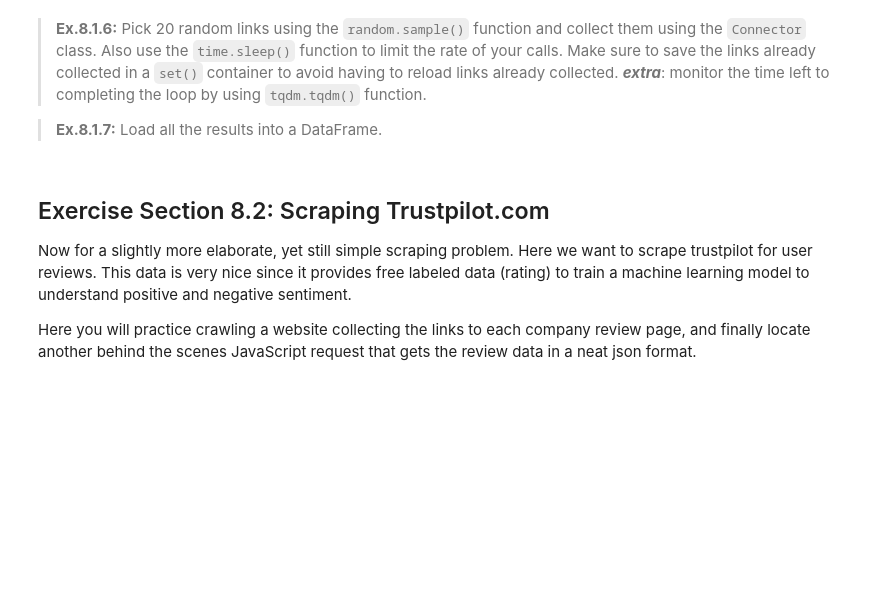
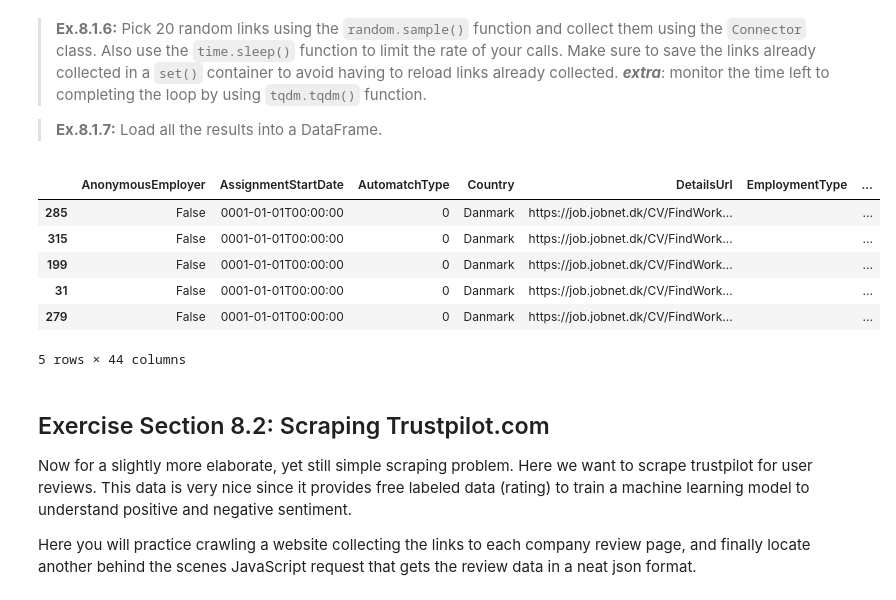
Before and after one commit to jbjornholm/Group-31-SoDa, a Jupyter notebook: Josefine/exercise8_JB.ipynb, the cells around one changed output. Cells and saved outputs as stored; diff of their text form; code cells hidden in the pictures; blank space fills up the shorter version.

```diff
--- a/Josefine/exercise8_JB.ipynb
+++ b/Josefine/exercise8_JB.ipynb
@@ -166,4 +164,16 @@ data_df.head()
 TotalResultCount=15007
+# %%
+import requests
+import pandas as pd
+url = 'https://job.jobnet.dk/CV/FindWork/Search?SortValue=CreationDate&Offset=0'
+response,call_id = connector.get(url,'mapping_jobposting')
+if response.ok:
+    d = response.json()
+else:
+    print('error')
+df = pd.DataFrame(d['JobPositionPostings'])
+df.head()
+n_listings = d['TotalResultCount']
 # %% [markdown]
 > **Ex. 8.1.4:** This exercise is about paging the results. We need to understand the websites pagination scheme.
 
@@ -179,3 +187,13 @@ TotalResultCount=15007
+# %%
+# [Answer to Ex. 8.1.4-5 here]
+
+links=[]
+
+q = 'https://job.jobnet.dk/CV/FindWork/Search?SortValue=CreationDate&Offset%d'
+
+for i in range(0,n_listings+20,20):
+    url = q%i
+    links.append(url)
 # %% [markdown]
 > **Ex.8.1.6:** Pick 20 random links using the `random.sample()` function and collect them using the `Connector` class. Also use the `time.sleep()` function to limit the rate of your calls. Make sure to save the links already collected in a `set()` container to avoid having to reload links already collected. ***extra***: monitor the time left to completing the loop by using `tqdm.tqdm()` function.
 
@@ -185,3 +201,30 @@ TotalResultCount=15007
+# %%
+# [Answer to Ex. 8.1.6-7 here]
+
+import random
+import time
+
+done = set()
+data = []
+
+import tqdm
+
+for i in tqdm.tqdm(random.sample(links,20)):
+    responde,call_id = connector.get(url, 'download_jobposting')
+    data += d['JobPositionPostings']
+    time.sleep(0.5)
+
+df = pd.DataFrame(data)
+# %%
+df.sample(5)
+# %% [output]
+|  | AnonymousEmployer | AssignmentStartDate | AutomatchType | Country | DetailsUrl | EmploymentType | ... |
+| 285 | False | 0001-01-01T00:00:00 | 0 | Danmark | https://job.jobnet.dk/CV/FindWork... |  | ... |
+| 315 | False | 0001-01-01T00:00:00 | 0 | Danmark | https://job.jobnet.dk/CV/FindWork... |  | ... |
+| 199 | False | 0001-01-01T00:00:00 | 0 | Danmark | https://job.jobnet.dk/CV/FindWork... |  | ... |
+| 31 | False | 0001-01-01T00:00:00 | 0 | Danmark | https://job.jobnet.dk/CV/FindWork... |  | ... |
+| 279 | False | 0001-01-01T00:00:00 | 0 | Danmark | https://job.jobnet.dk/CV/FindWork... |  | ... |
+5 rows × 44 columns
 # %% [markdown]
 ## Exercise Section 8.2: Scraping Trustpilot.com
 Now for a slightly more elaborate, yet still simple scraping problem. Here we want to scrape trustpilot for user reviews. This data is very nice since it provides free labeled data (rating) to train a machine learning model to understand positive and negative sentiment.
```
Also changed, not shown: parts of 5 cells of this notebook, 9 other files.
